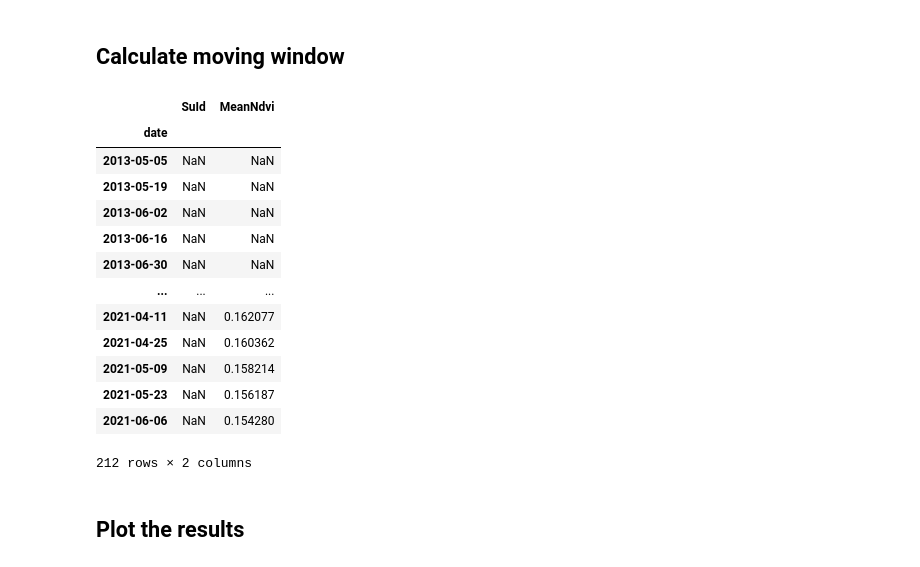
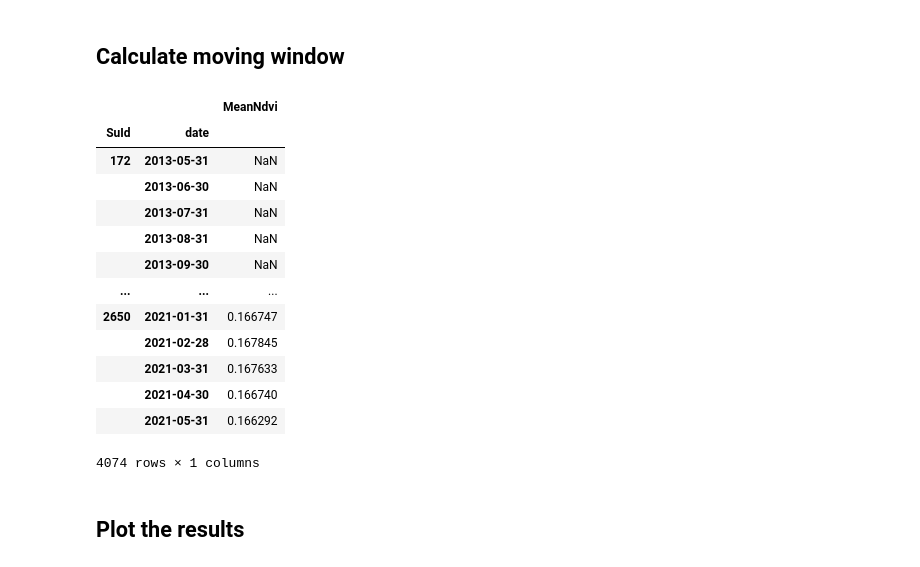
Before and after one commit to haselwimmer/vegetation-restoration-monitoring, a Jupyter notebook: final_notebooks/3-preprocess-rs-timeseries.ipynb, the cells around one changed output. Drawn from its saved outputs; the diff is of its cells as text; code cells hidden in the pictures.

```diff
--- a/final_notebooks/3-preprocess-rs-timeseries.ipynb
+++ b/final_notebooks/3-preprocess-rs-timeseries.ipynb
@@ -76,23 +75,23 @@ landsat_8_time_series_subset_interpol
 # %% [markdown]
 ## Calculate moving window
-# %%
-landsat_8_time_series_subset_rlmean = landsat_8_time_series_subset_interpol.rolling(window = 26).mean()
-landsat_8_time_series_subset_rlmean
-# %% [output]
-|  | SuId | MeanNdvi |
-| date |  |  |
-| 2013-05-05 | NaN | NaN |
-| 2013-05-19 | NaN | NaN |
-| 2013-06-02 | NaN | NaN |
-| 2013-06-16 | NaN | NaN |
-| 2013-06-30 | NaN | NaN |
-| ... | ... | ... |
-| 2021-04-11 | NaN | 0.162077 |
-| 2021-04-25 | NaN | 0.160362 |
-| 2021-05-09 | NaN | 0.158214 |
-| 2021-05-23 | NaN | 0.156187 |
-| 2021-06-06 | NaN | 0.154280 |
-212 rows × 2 columns
+# %%
+landsat_8_time_series_rlmean = landsat_8_time_series_interpol.rolling(window = 24).mean()
+landsat_8_time_series_rlmean
+# %% [output]
+|  |  | MeanNdvi |
+| SuId | date |  |
+| 172 | 2013-05-31 | NaN |
+|  | 2013-06-30 | NaN |
+|  | 2013-07-31 | NaN |
+|  | 2013-08-31 | NaN |
+|  | 2013-09-30 | NaN |
+| ... | ... | ... |
+| 2650 | 2021-01-31 | 0.166747 |
+|  | 2021-02-28 | 0.167845 |
+|  | 2021-03-31 | 0.167633 |
+|  | 2021-04-30 | 0.166740 |
+|  | 2021-05-31 | 0.166292 |
+4074 rows × 1 columns
 # %% [markdown]
 ## Plot the results
 # %%
```
Also changed, not shown: parts of 3 cells of this notebook, 3 other files.
